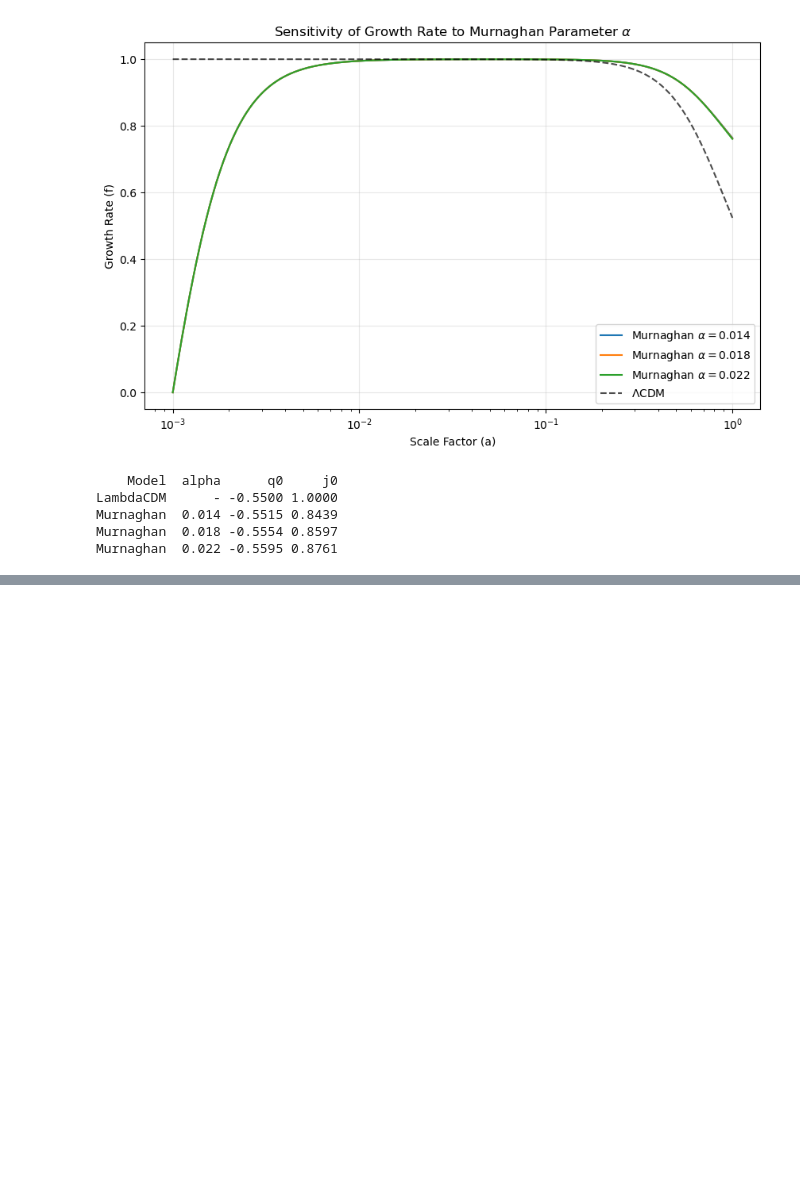
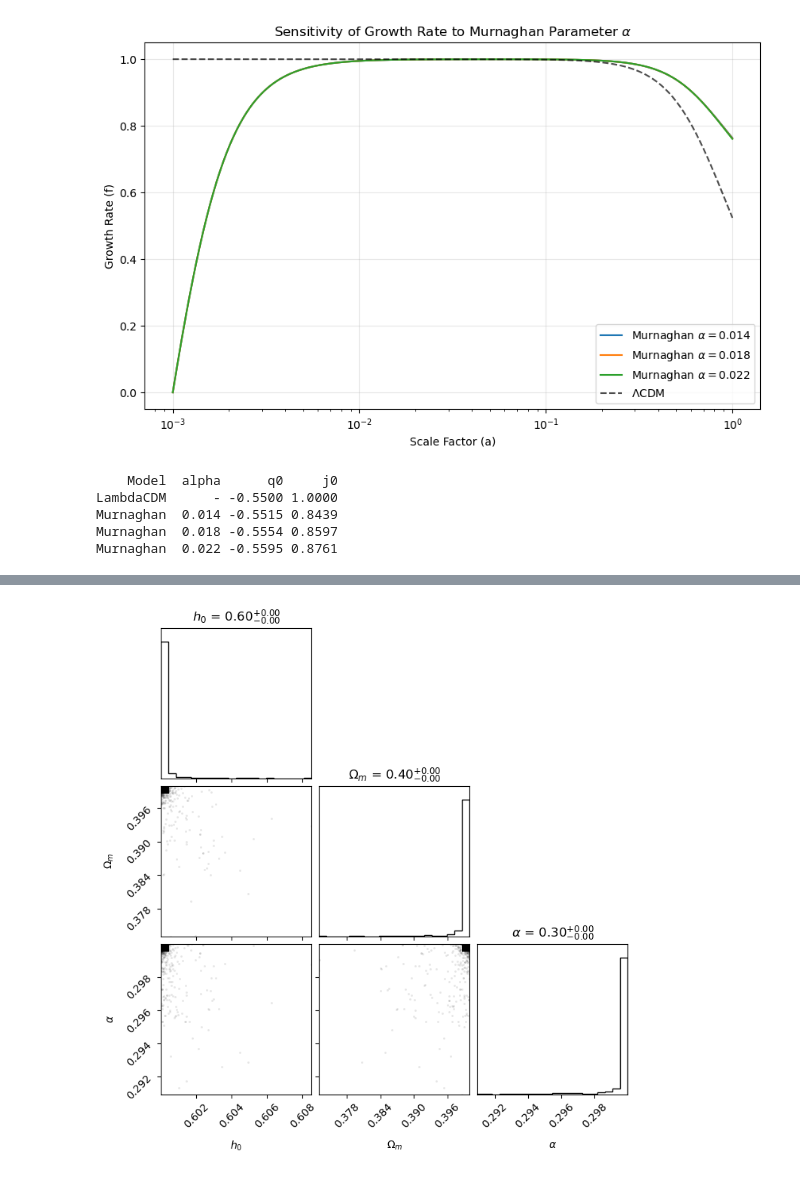
Before and after one commit to Vineshree/Murnaghan-EoS, a Jupyter notebook: notebooks/UDE_comparison.ipynb, the cells around one changed output, grey strips where cells are left out. Cells and saved outputs as stored; diff of their text form; code cells hidden in the pictures; blank space fills up the shorter version.

```diff
--- a/notebooks/UDE_comparison.ipynb
+++ b/notebooks/UDE_comparison.ipynb
@@ -185,8 +185,9 @@ Murnaghan  0.014 -0.5515 0.8439
 Murnaghan  0.018 -0.5554 0.8597
 Murnaghan  0.022 -0.5595 0.8761
 # %%
+import corner
 # Load the results from your script
-samples = np.load('murnaghan_samples.npy')
+samples = np.load('murnaghan_combined_samples.npy')
 
 # Generate the plot instantly
 labels = [r"$h_0$", r"$\Omega_m$", r"$\alpha$"]
@@ -197,3 +200,4 @@ FileNotFoundError: [Errno 2] No such file or directory: 'murnaghan_samples.npy'
+[figure, added]
 # %%
 # Get best-fit parameters (median of samples)
 h0_bf, om_bf, alpha_bf = np.median(samples, axis=0)
```
Also changed, not shown: parts of 1 cell of this notebook, 2 other files.
